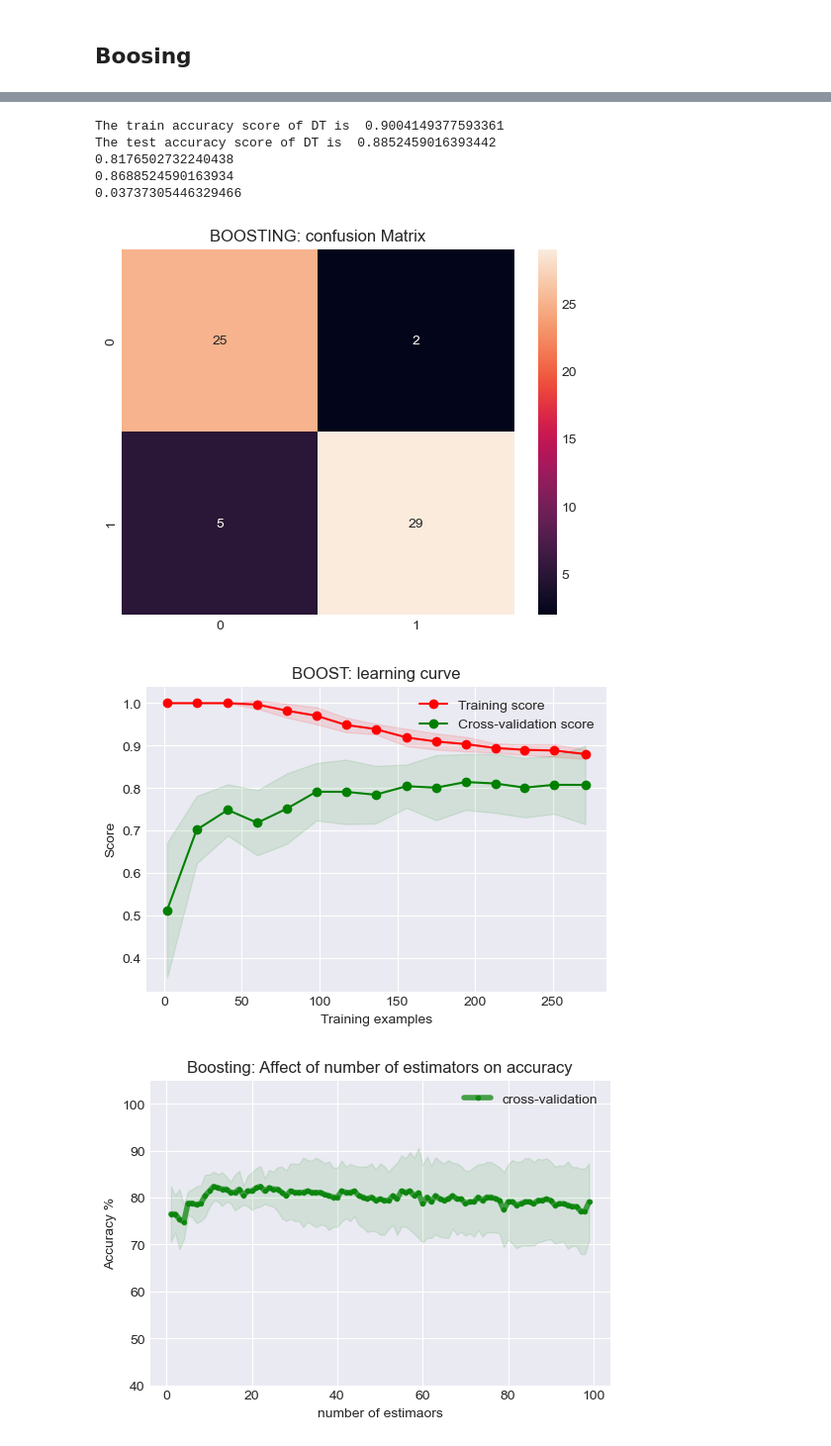
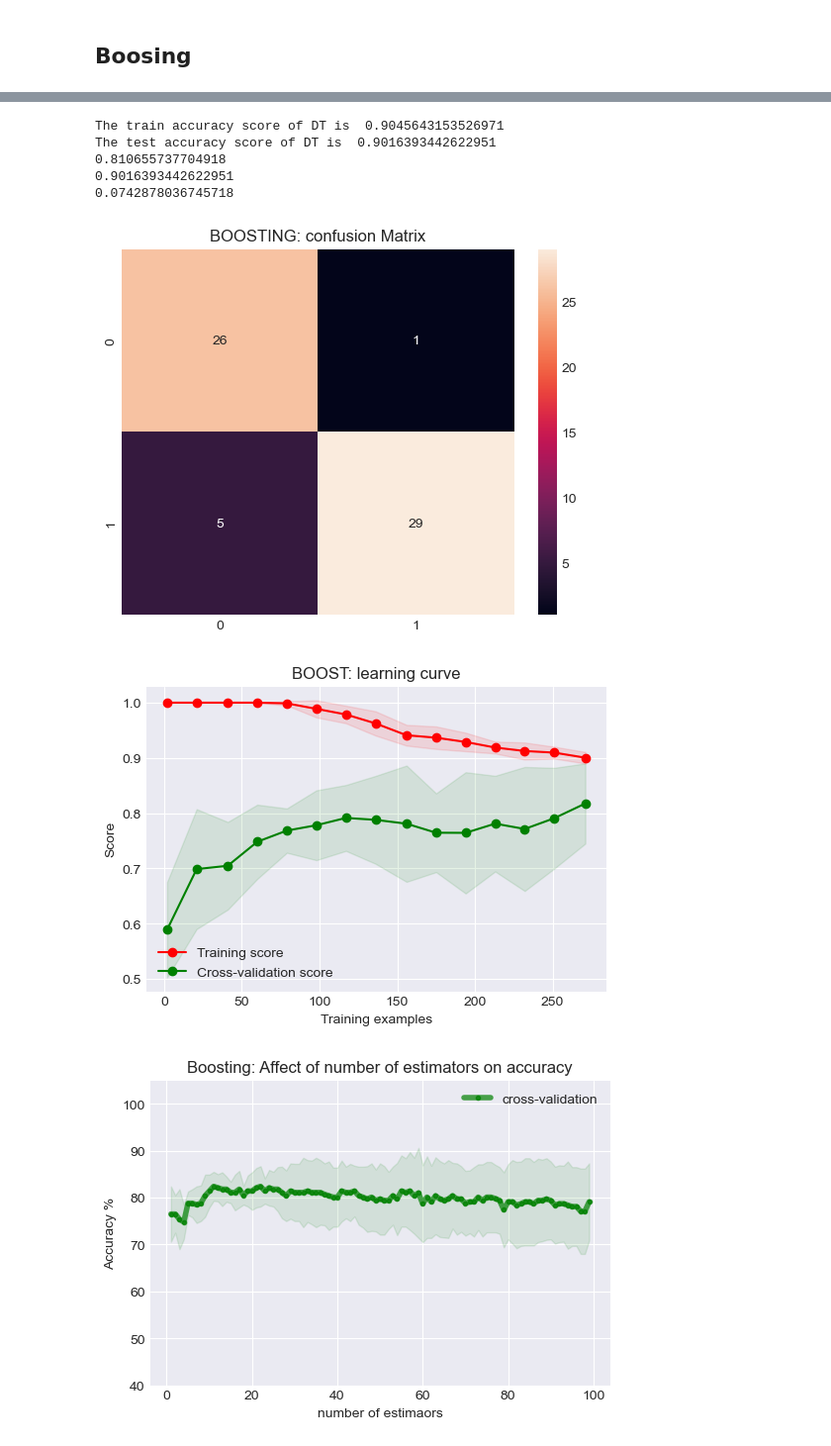
Before and after one commit to Alijafr/ML, a Jupyter notebook: assignment 1/code/Heart attack prediction .ipynb, the cells around one changed output, grey strips where cells are left out. Shown at 99% size. Cells and saved outputs as stored; diff of their text form; code cells hidden in the pictures.

```diff
--- a/assignment 1/code/Heart attack prediction .ipynb
+++ b/assignment 1/code/Heart attack prediction .ipynb
@@ -944,5 +963,5 @@ adabost = AdaBoostClassifier(learning_rate=1.0,n_estimators=25, random_state=102
 # %%
-adabost = AdaBoostClassifier(learning_rate=1.0,n_estimators=25, random_state=102)
+adabost = AdaBoostClassifier(learning_rate=1.0,n_estimators=35, random_state=91)
 
 adabost.fit(X_train,y_train)
 
@@ -965,19 +984,19 @@ print(cv_result.mean())
 print(cv_result.max())
 print(cv_result.std())
 # %% [output]
-The train accuracy score of DT is  0.9004149377593361
-The test accuracy score of DT is  0.8852459016393442
-0.8176502732240438
-0.8688524590163934
-0.03737305446329466
+The train accuracy score of DT is  0.9045643153526971
+The test accuracy score of DT is  0.9016393442622951
+0.810655737704918
+0.9016393442622951
+0.0742878036745718
-[figure, old version]
+[figure, new version]
 # %%
-adabost = AdaBoostClassifier(learning_rate=1.0,n_estimators=25, random_state=102)
+adabost = AdaBoostClassifier(learning_rate=1.0,n_estimators=35, random_state=91)
 title = 'BOOST: learning curve'
 plot_learning_curve(adabost,title,X,y.squeeze(1),cv=10,n_jobs=-1)
 plt.savefig(save_folder+"Boosting learning curve.png")
 # %% [output]
-[figure, old version]
+[figure, new version]
 # %%
 test_acc_boost_n_est = []
 train_acc_boost_n_est = []
```
Also changed, not shown: parts of 12 cells of this notebook, 22 other files.
